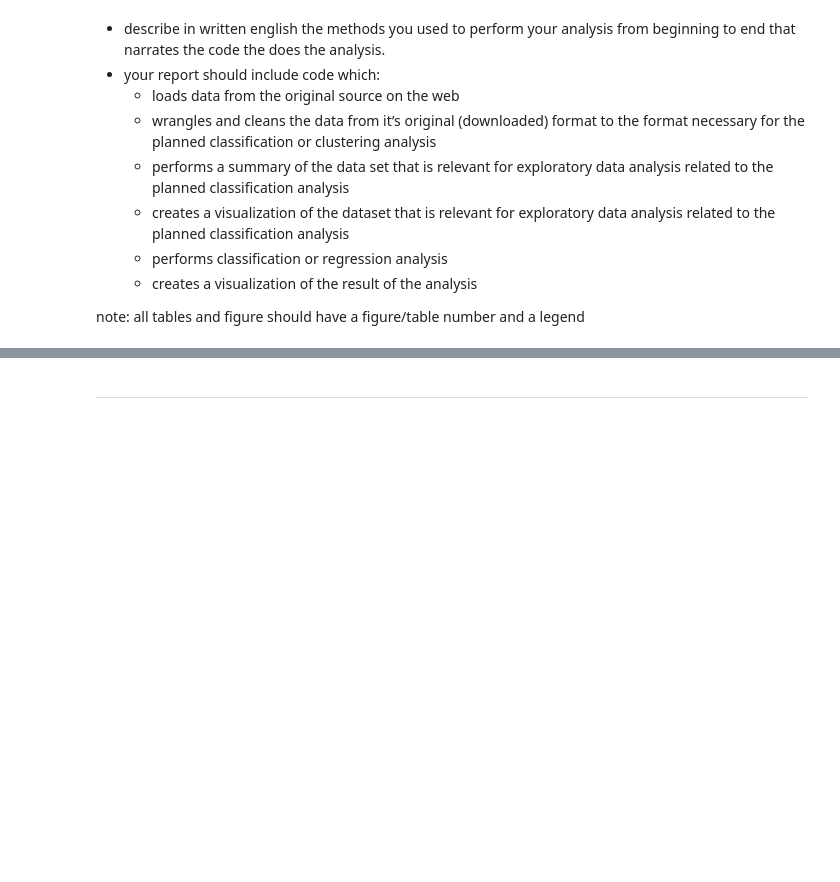
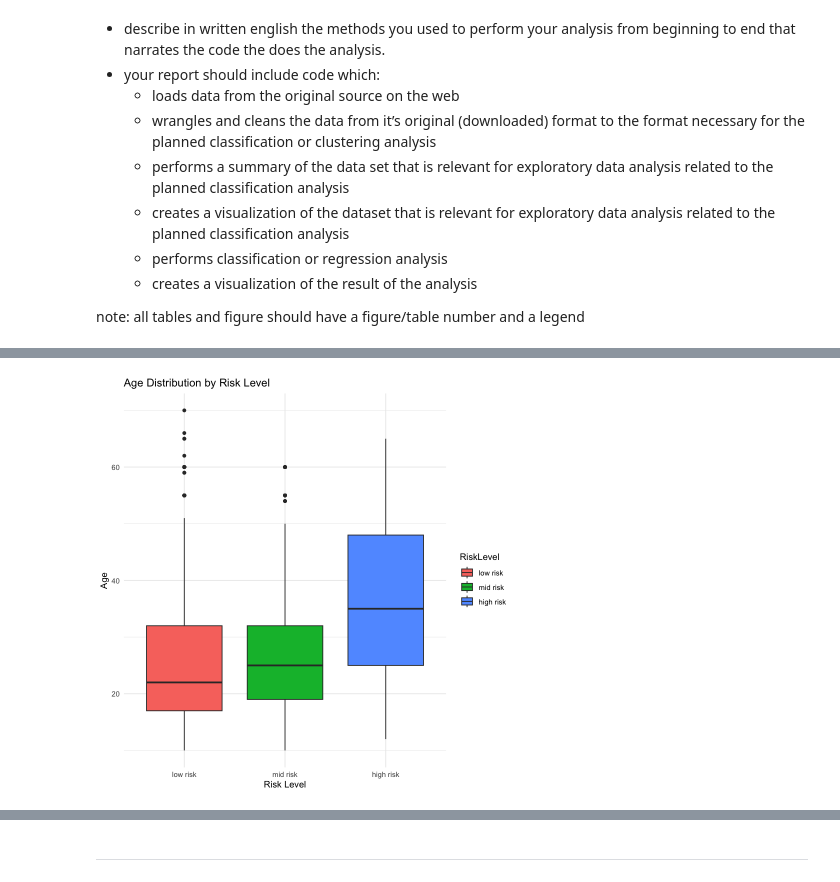
Before and after one commit to DSCI-310-2025/dsci-310-group-03, a Jupyter notebook: data_analysis.ipynb, the cells around one changed output, grey strips where cells are left out. Drawn from its saved outputs; the diff is of its cells as text; code cells hidden in the pictures; blank space fills up the shorter version.

Commit message:
Changes to the data analysis: data cleaning and visualizations

```diff
--- a/data_analysis.ipynb
+++ b/data_analysis.ipynb
@@ -42,3 +42,9 @@ The dataset that we will be using to develop this ML model will consist in analy
     - creates a visualization of the result of the analysis
 
 note: all tables and figure should have a figure/table number and a legend
+# %%
+library(tidyverse)
+library(corrplot)
+# install.packages('corrplot')
+
+data <- read_csv("data/Maternal Health Risk Data Set.csv")
@@ -44,0 +104,6 @@ note: all tables and figure should have a figure/table number and a legend
+# %%
+data %>% distinct(RiskLevel)
+data_clean <- data %>%
+    mutate(RiskLevel = factor(RiskLevel, levels = c("low risk", "mid risk", "high risk")))
+
+summary(data_clean)
@@ -44,0 +131,9 @@ note: all tables and figure should have a figure/table number and a legend
+# %%
+ggplot(data_clean, aes(x = RiskLevel, y = Age, fill = RiskLevel)) +
+  geom_boxplot() +
+  theme_minimal() +
+  labs(title = "Age Distribution by Risk Level",
+       x = "Risk Level",
+       y = "Age")
+# %% [output]
+[figure, added]
```
Also changed, not shown: parts of 8 cells of this notebook.
